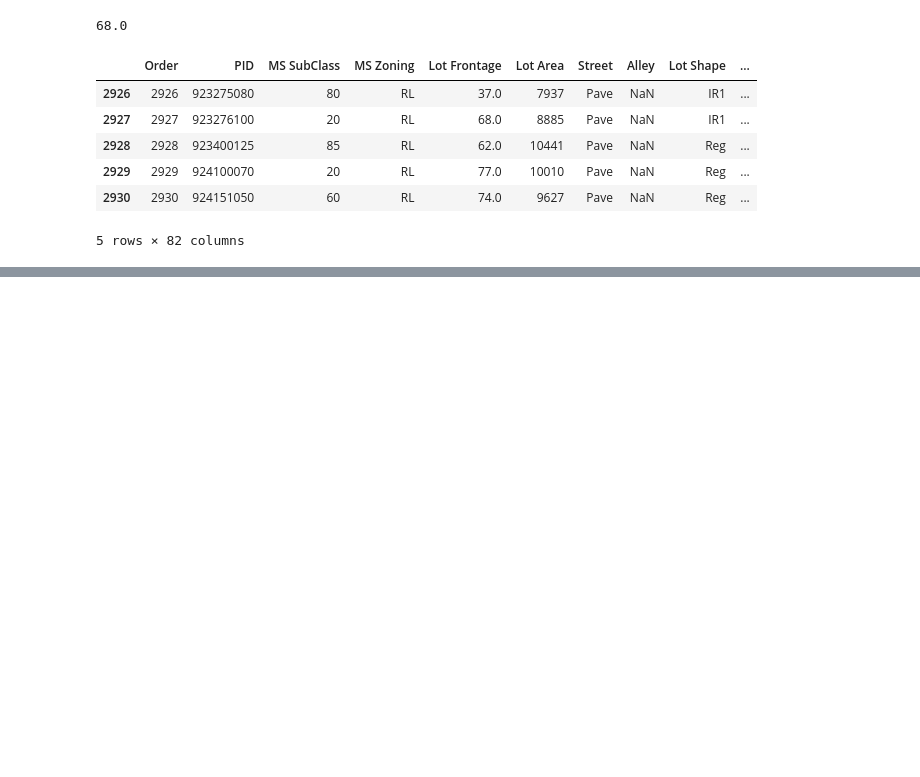
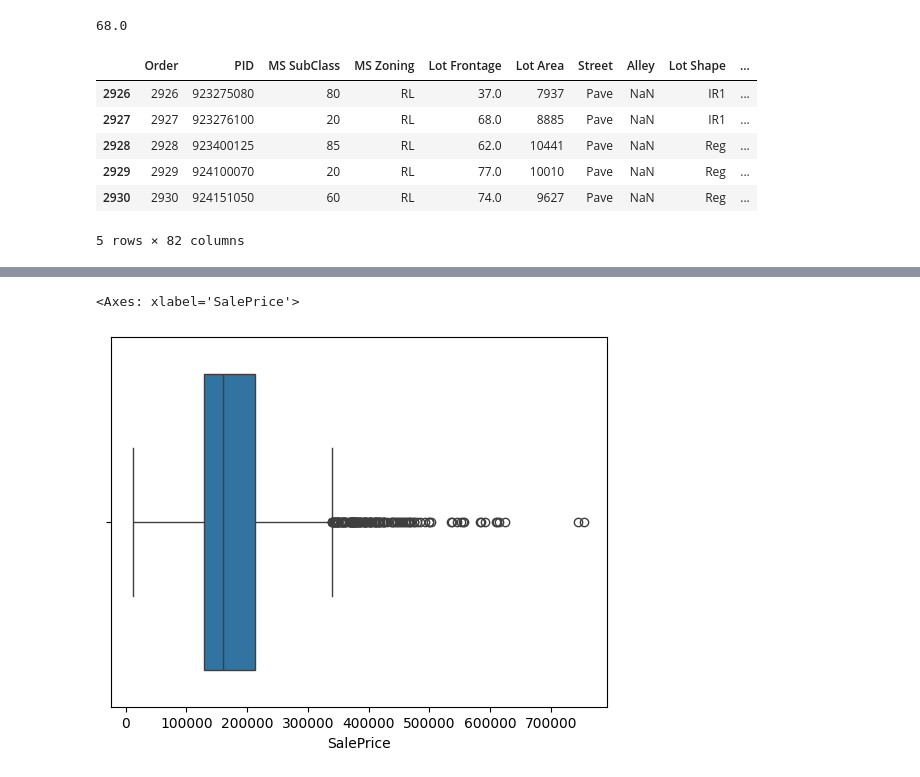
Before and after one commit to EngRidhoNet/machinelearning, a Jupyter notebook: Data-Cleaning.ipynb, the cells around one changed output, grey strips where cells are left out. Cells and saved outputs as stored; diff of their text form; code cells hidden in the pictures; blank space fills up the shorter version.

```diff
--- a/Data-Cleaning.ipynb
+++ b/Data-Cleaning.ipynb
@@ -277,0 +329,5 @@ housing['Mas Vnr Area'].fillna(mean, inplace = True)
+# %%
+sns.boxplot(x=housing['SalePrice'])
+# %% [output]
+<Axes: xlabel='SalePrice'>
+[figure, added]
```
Also changed, not shown: parts of 8 cells of this notebook.
